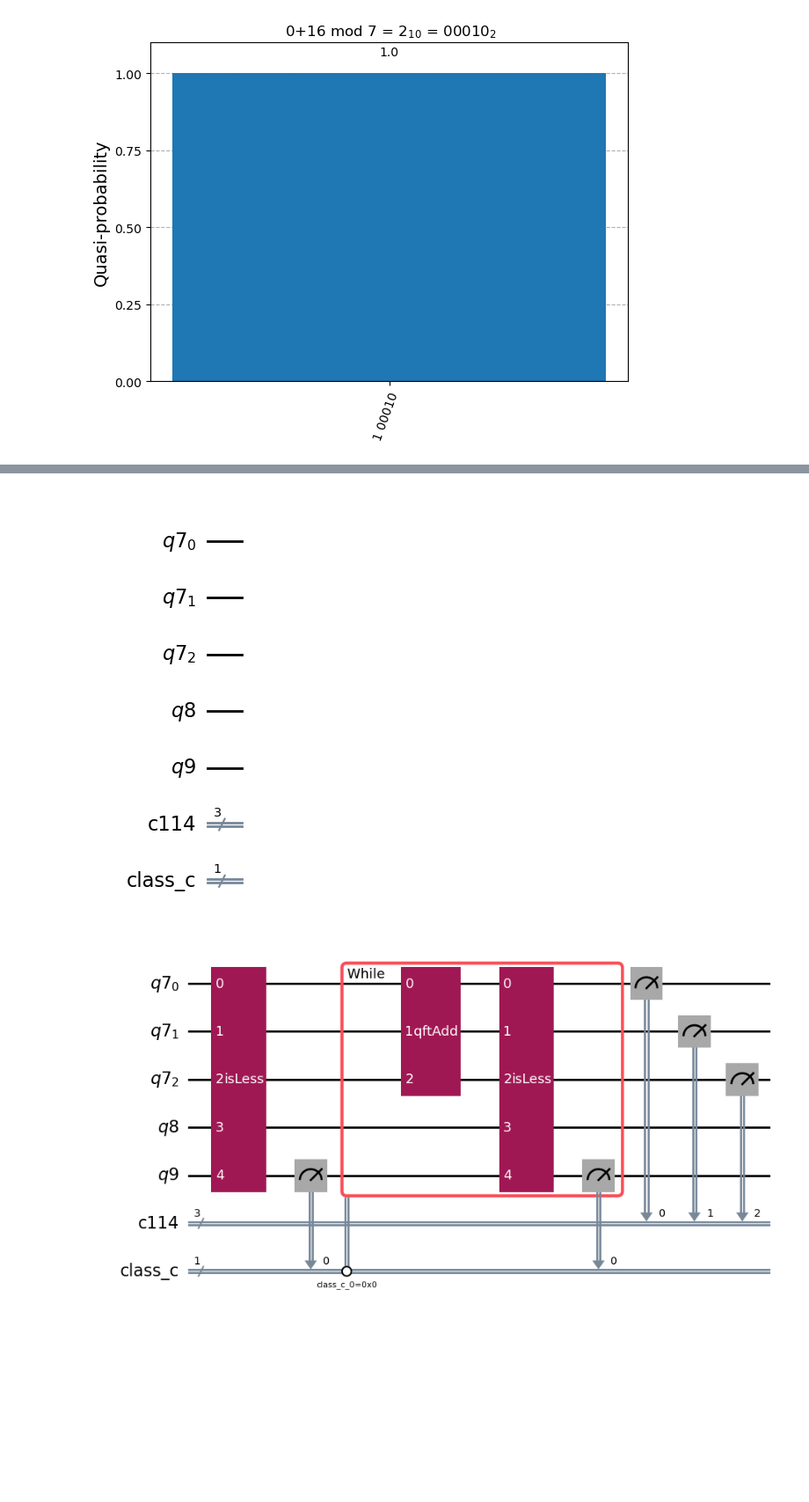
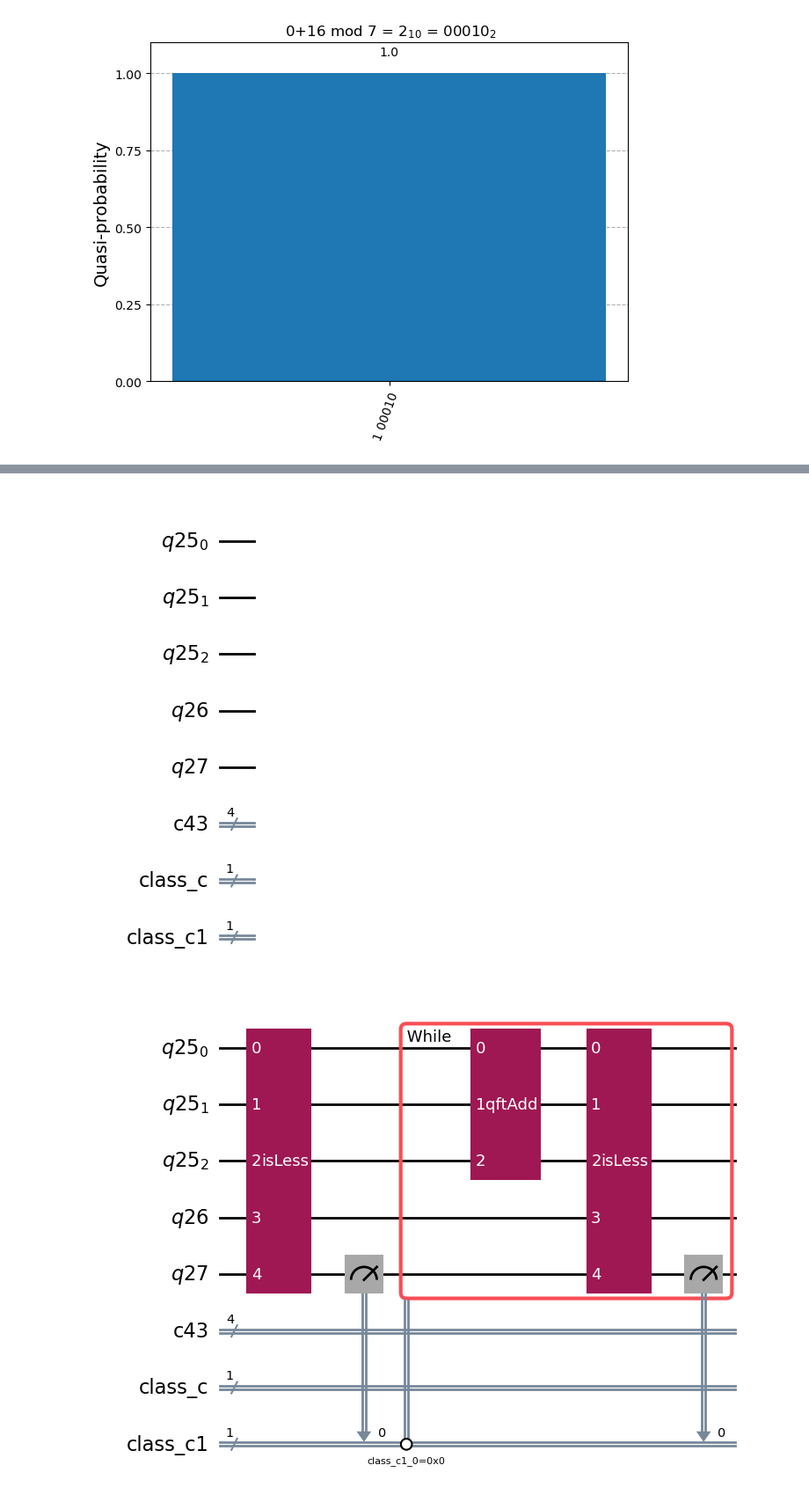
Before and after one commit to BenediktAuer/QC, a Jupyter notebook: Sheet 7/7.2 copy 2.ipynb, the cells around one changed output, grey strips where cells are left out. Shown at 88% size. Drawn from its saved outputs; the diff is of its cells as text; code cells hidden in the pictures; blank space fills up the shorter version.

```diff
--- a/Sheet 7/7.2 copy 2.ipynb
+++ b/Sheet 7/7.2 copy 2.ipynb
@@ -141,8 +128,7 @@ def modN(N,n_qubits):
     a = QuantumRegister(1,'a')
     c = QuantumRegister(1,'c1')
     clss_c1 = ClassicalRegister(1,'class_c')
-    clss = ClassicalRegister(n_qubits)  # Classical bit to store the c measurement
-    qc = QuantumCircuit(x, a, c,clss,clss_c1,name ="x+y mod N")
+    qc = QuantumCircuit(x, a, c,clss_c1,name ="x+y mod N")
     qc.append(isless(N,a,c,x),[*x,*a,*c])
         # qc.x(x)
     qc.measure(c[0],clss_c1[0])
@@ -150,7 +136,7 @@ def modN(N,n_qubits):
         qc.append(qft_adder(-N,[x]),x)
         qc.append(isless(N,a,c,x),[*x,*a,*c])
         qc.measure(c[0],clss_c1[0])
-    qc.measure(x,clss)
+    # qc.measure(x,clss)
 
 
     return qc
@@ -225,12 +236,12 @@ QiskitError: 'No counts for experiment "0"'
 # %%
-circ = QuantumCircuit(QuantumRegister(3),QuantumRegister(1),QuantumRegister(1),ClassicalRegister(3),ClassicalRegister(1,'class_c'))
+circ = QuantumCircuit(QuantumRegister(3),QuantumRegister(1),QuantumRegister(1),ClassicalRegister(4),ClassicalRegister(1,'class_c'),ClassicalRegister(1,'class_c1'))
 # %%
 circ.draw('mpl')
 # %% [output]
-[figure, old version]
+[figure, new version]
 # %%
-circ.compose(modN(5,3),circ.qubits[:]).draw("mpl")
+circ.compose(modN(5,3),circ.qubits[:],circ.cregs[2],front=True).draw("mpl")
 # %% [output]
-[figure, old version]
+[figure, new version]
 # %%
 modN(5,3).draw('mpl')
```
Also changed, not shown: parts of 11 cells of this notebook.
